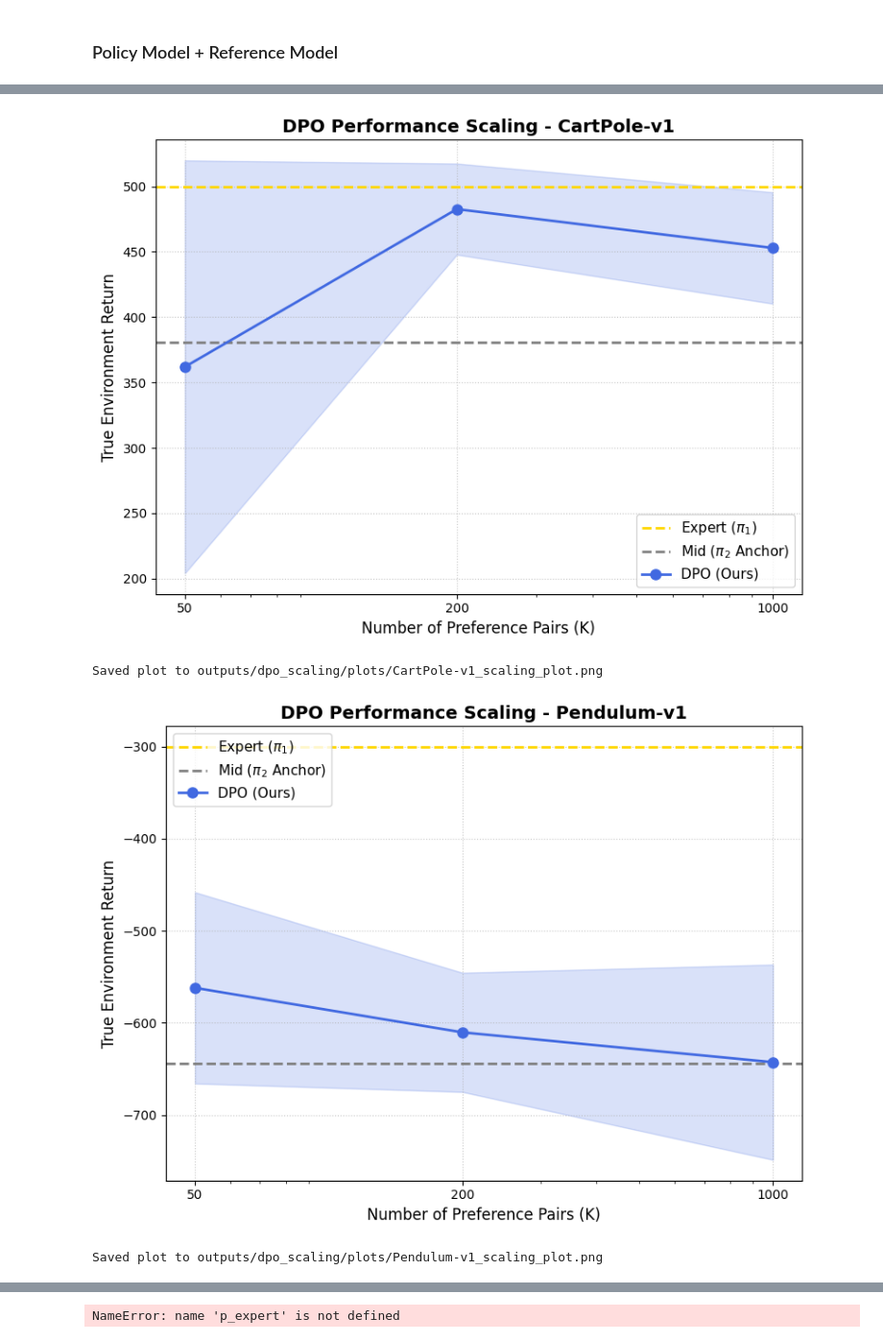
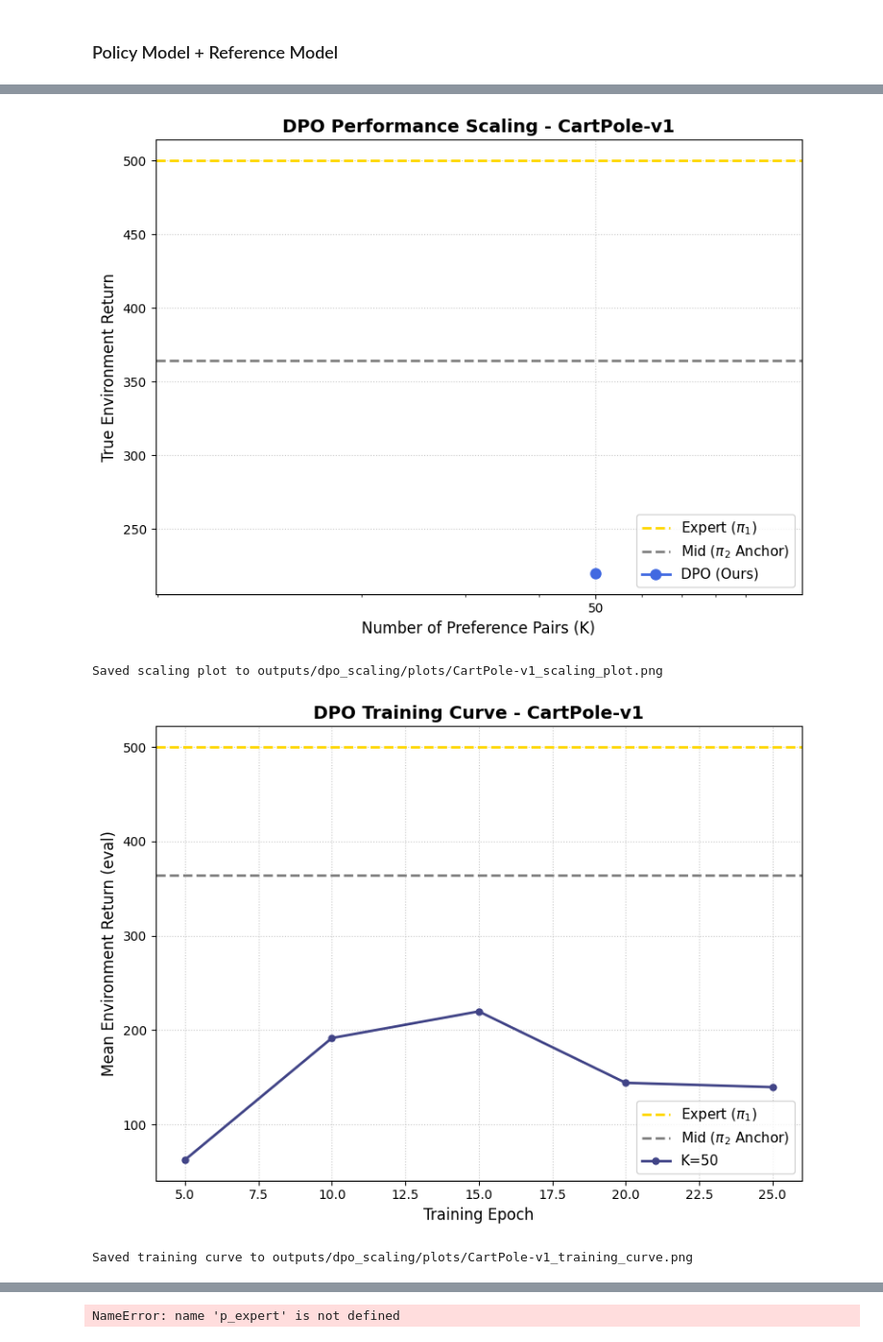
Before and after one commit to pedropintoo/RL-project, a Jupyter notebook: dpo/dpo_analysis.ipynb, the cells around one changed output, grey strips where cells are left out. Shown at 96% size. Saved outputs shown, nothing was run; the diff lists cells and outputs as text; code cells hidden in the pictures.

```diff
--- a/dpo/dpo_analysis.ipynb
+++ b/dpo/dpo_analysis.ipynb
@@ -94,13 +94,18 @@ PLOT_DIR = DPO_OUTPUT_DIR / "plots"
 DPO_OUTPUT_DIR.mkdir(parents=True, exist_ok=True)
 PLOT_DIR.mkdir(parents=True, exist_ok=True)
 
-# Main sweep hyperparametersK_VALUES
+# Main sweep hyperparameters
 N_EPOCHS = 50
+# Per-pair SGD — same setting as the original working code (361–482 on CartPole).
+# Full-batch GD with the same LR caused the policy to overshoot immediately because
+# Adam's momentum statistics are only updated once per epoch instead of K times.
 LEARNING_RATE = 1e-2
 BETA = 0.1
+# Small KL regularization keeps the policy near the reference anchor and
+# prevents memorisation of training pairs (training loss → 0).
 KL_COEF_BY_ENV = {
-    "CartPole-v1": 0.0,
-    "Pendulum-v1": 0.25,
+    "CartPole-v1": 0.01,
+    "Pendulum-v1": 0.01,
 }
 PLATEAU_WINDOW = 12
 N_EVAL_EPISODES = 100
@@ -225,9 +226,14 @@ summary_df
 # %%
+from dpo_plotting import plot_environment_results, plot_training_curves
+
 for env_id, env_data in all_results.items():
     plot_path = plot_environment_results(env_id, env_data, PLOT_DIR)
-    print(f"Saved plot to {plot_path}")
+    print(f"Saved scaling plot to {plot_path}")
+    curve_path = plot_training_curves(env_id, env_data, PLOT_DIR)
+    if curve_path:
+        print(f"Saved training curve to {curve_path}")
 # %% [output]
-[figure, old version]
+[figure, new version]
-Saved plot to outputs/dpo_scaling/plots/CartPole-v1_scaling_plot.png
+Saved scaling plot to outputs/dpo_scaling/plots/CartPole-v1_scaling_plot.png
-[figure, old version]
+[figure, new version]
-Saved plot to outputs/dpo_scaling/plots/Pendulum-v1_scaling_plot.png
+Saved training curve to outputs/dpo_scaling/plots/CartPole-v1_training_curve.png
```
Also changed, not shown: parts of 5 cells of this notebook, 2 other files.
